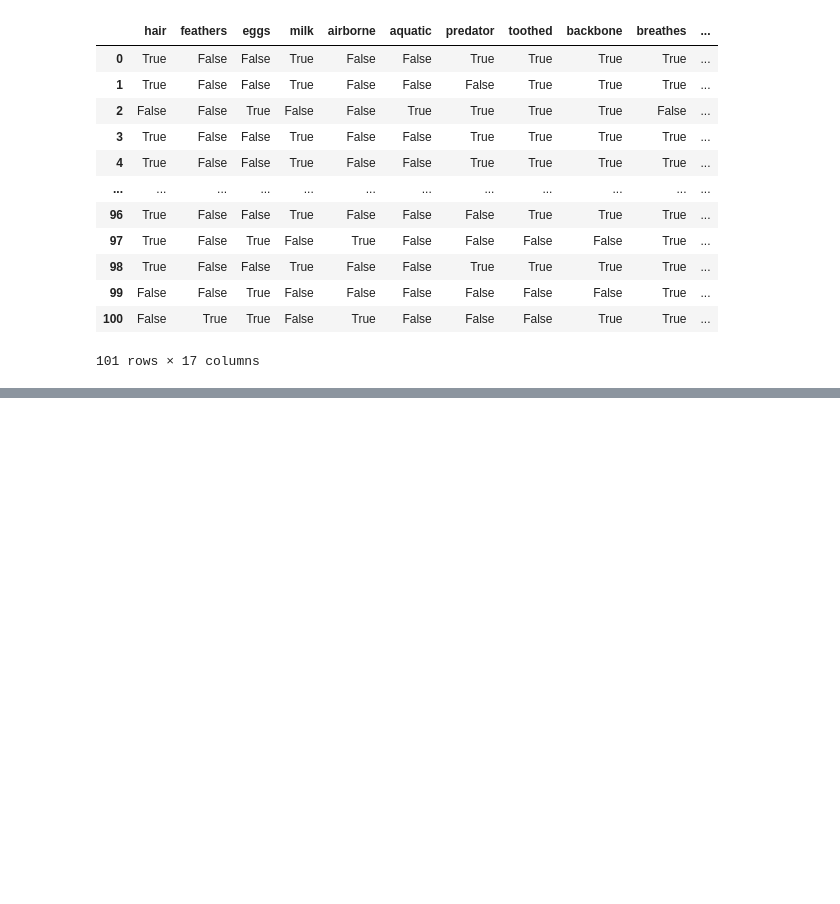
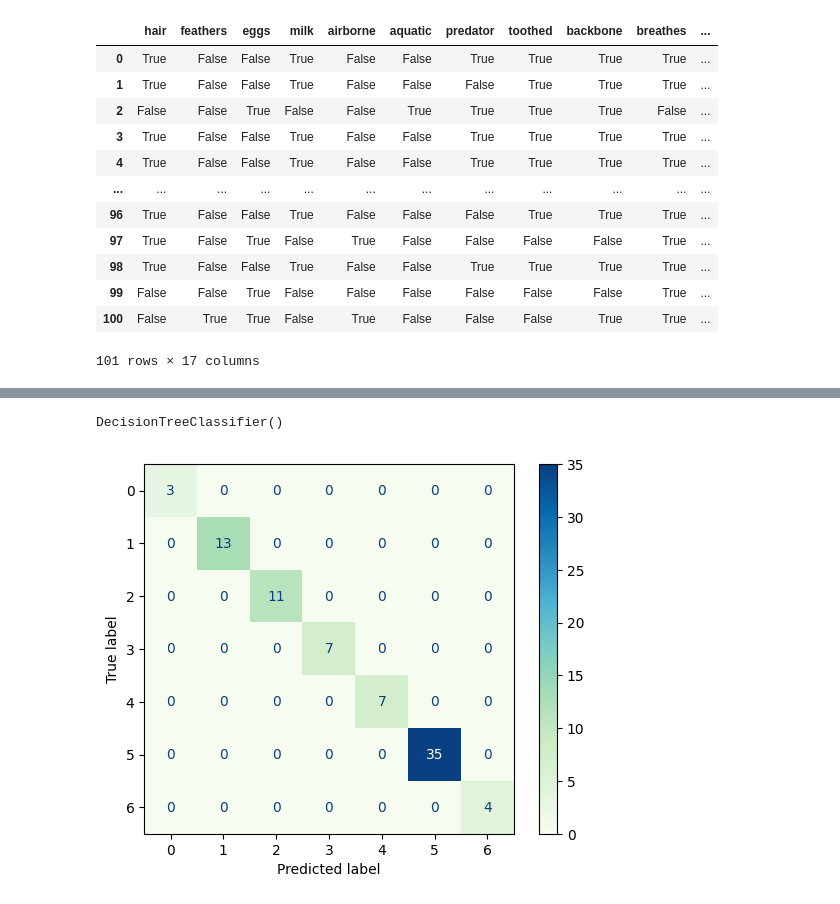
Before and after one commit to srtjazz/gc-python-2024, a Jupyter notebook: aula_14/exercicio_25/exercicio_25.ipynb, the cells around one changed output, grey strips where cells are left out. Drawn from its saved outputs; the diff is of its cells as text; code cells hidden in the pictures; blank space fills up the shorter version.

Commit message:
exercício 25 usando modelo de arvore de decisao

```diff
--- a/aula_14/exercicio_25/exercicio_25.ipynb
+++ b/aula_14/exercicio_25/exercicio_25.ipynb
@@ -47,0 +36,19 @@ ValueError: Number of labels=80 does not match number of samples=21
+# %%
+X_train, X_test, y_train, y_test = train_test_split(X, y, test_size=0.2, random_state=101)
+# %%
+model = DecisionTreeClassifier()
+model.fit(X_train, y_train)
+# %% [output]
+DecisionTreeClassifier()
+# %%
+y_train_pred = model.predict(X_train)
+y_test_pred = model.predict(X_test)
+# %%
+confusion_train = confusion_matrix(y_train, y_train_pred)
+confusion_test = confusion_matrix(y_test, y_test_pred)
+# %%
+disp = ConfusionMatrixDisplay(confusion_matrix=confusion_train)
+disp.plot(cmap=plt.cm.GnBu)
+plt.show()
+# %% [output]
+[figure, added]
```
Also changed, not shown: parts of 7 cells of this notebook.
